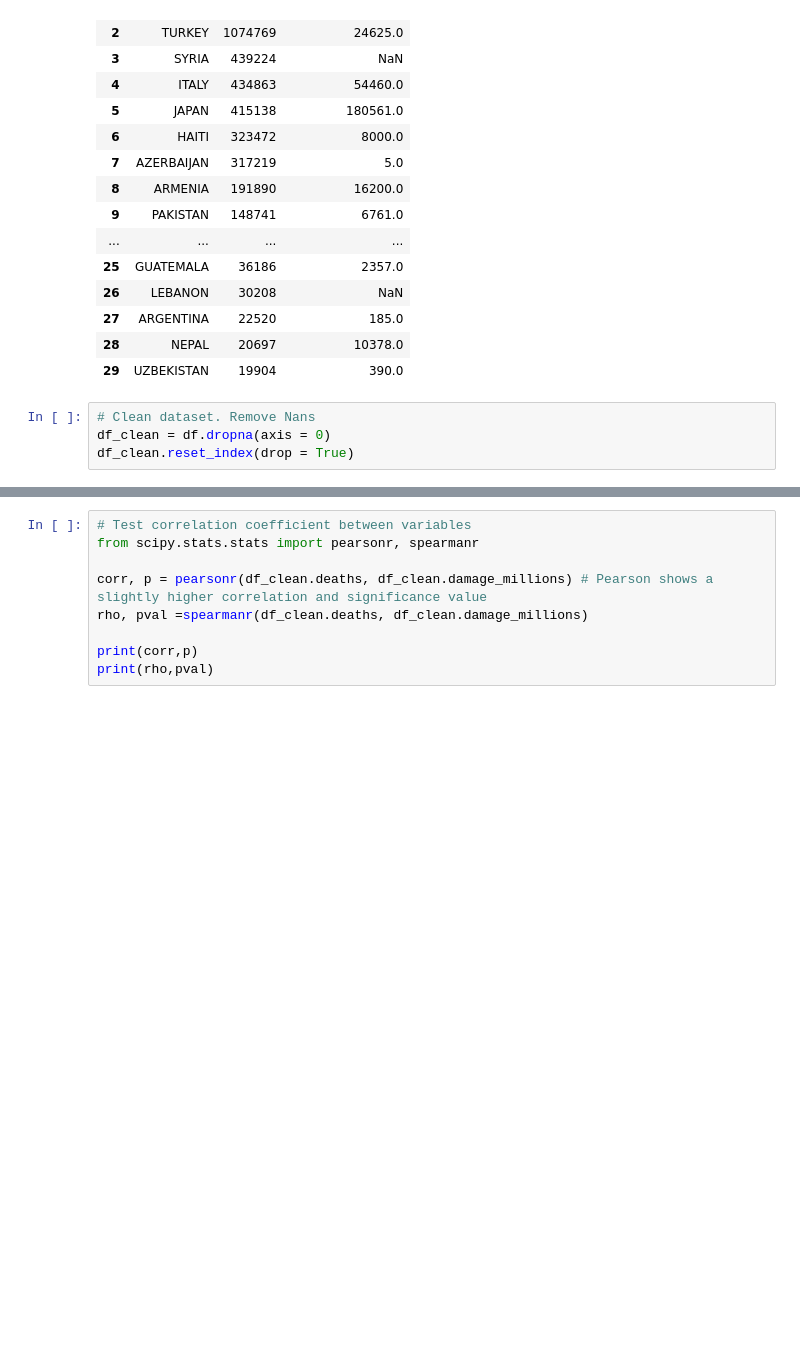
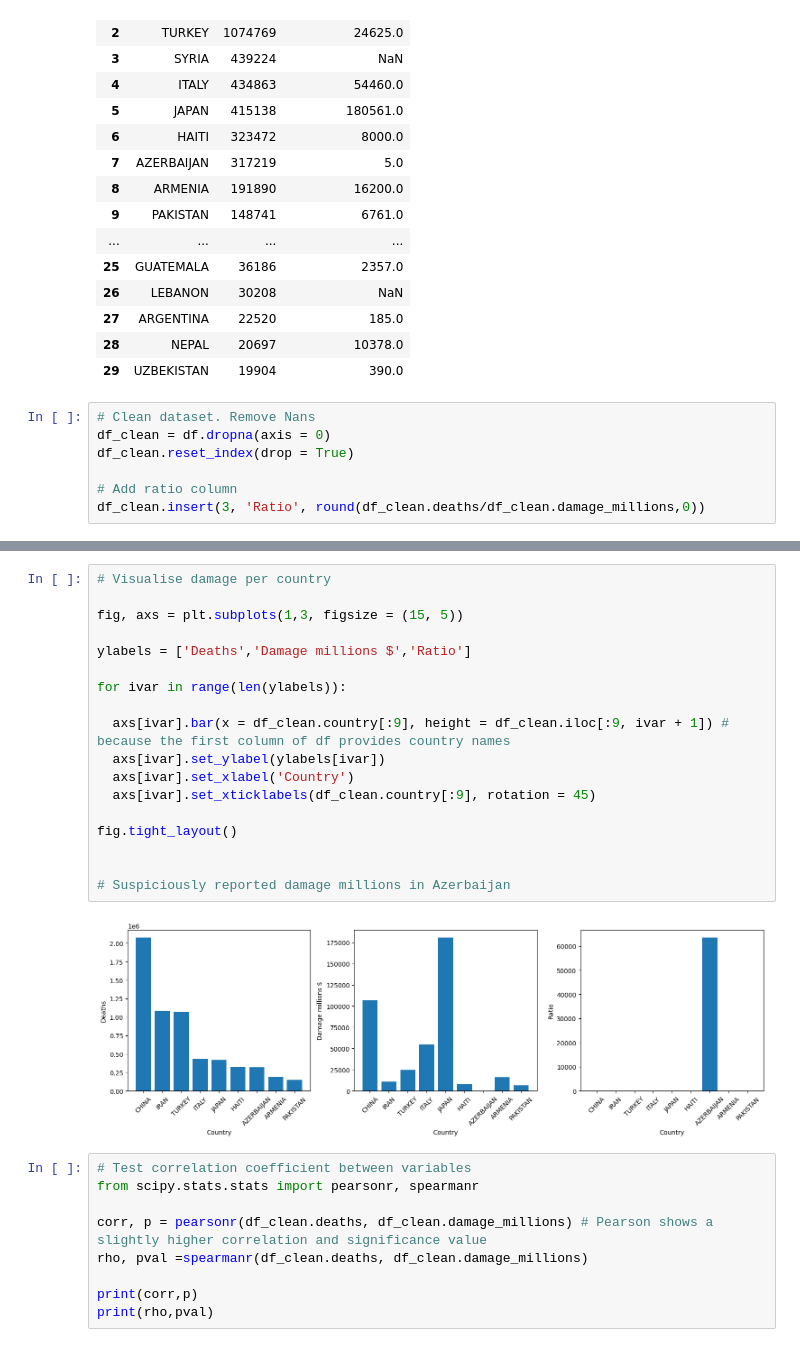
Before and after one commit to columose/SQL-BigQuery-, a Jupyter notebook: Earthquake_records.ipynb, the cells around one changed output, grey strips where cells are left out. Saved outputs shown, nothing was run; the diff lists cells and outputs as text; blank space fills up the shorter version.

```diff
--- a/Earthquake_records.ipynb
+++ b/Earthquake_records.ipynb
@@ -51,3 +51,6 @@ df
 # Clean dataset. Remove Nans
 df_clean = df.dropna(axis = 0)
 df_clean.reset_index(drop = True)
+
+# Add ratio column
+df_clean.insert(3, 'Ratio', round(df_clean.deaths/df_clean.damage_millions,0))
@@ -92,3 +77,23 @@ fig.tight_layout()
+# %%
+# Visualise damage per country
+
+fig, axs = plt.subplots(1,3, figsize = (15, 5))
+
+ylabels = ['Deaths','Damage millions $','Ratio']
+
+for ivar in range(len(ylabels)):
+
+  axs[ivar].bar(x = df_clean.country[:9], height = df_clean.iloc[:9, ivar + 1]) # because the first column of df provides country names
+  axs[ivar].set_ylabel(ylabels[ivar])
+  axs[ivar].set_xlabel('Country')
+  axs[ivar].set_xticklabels(df_clean.country[:9], rotation = 45)
+
+fig.tight_layout()
+
+
+# Suspiciously reported damage millions in Azerbaijan
+# %% [output]
+[figure, added]
 # %%
 # Test correlation coefficient between variables
 from scipy.stats.stats import pearsonr, spearmanr
```
Also changed, not shown: parts of 5 cells of this notebook.
